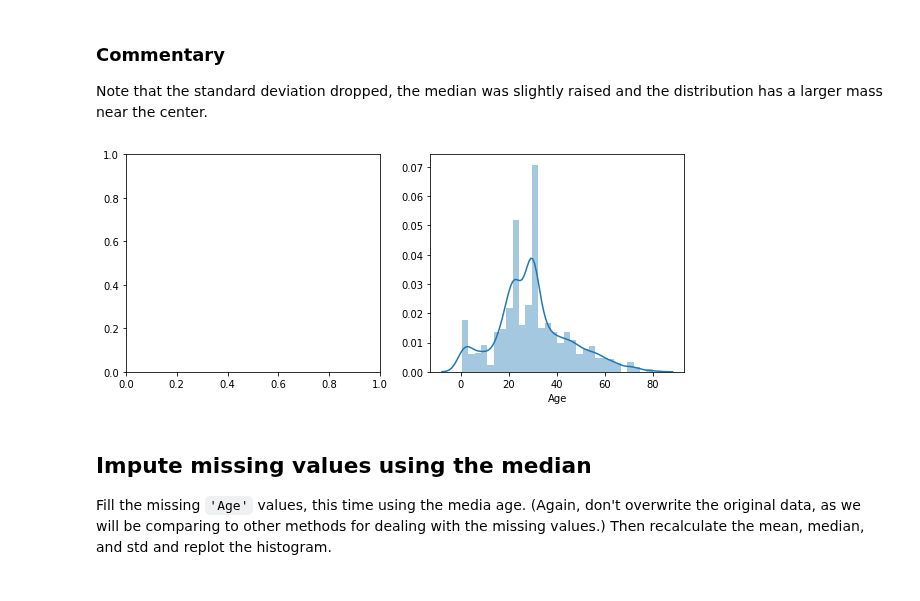
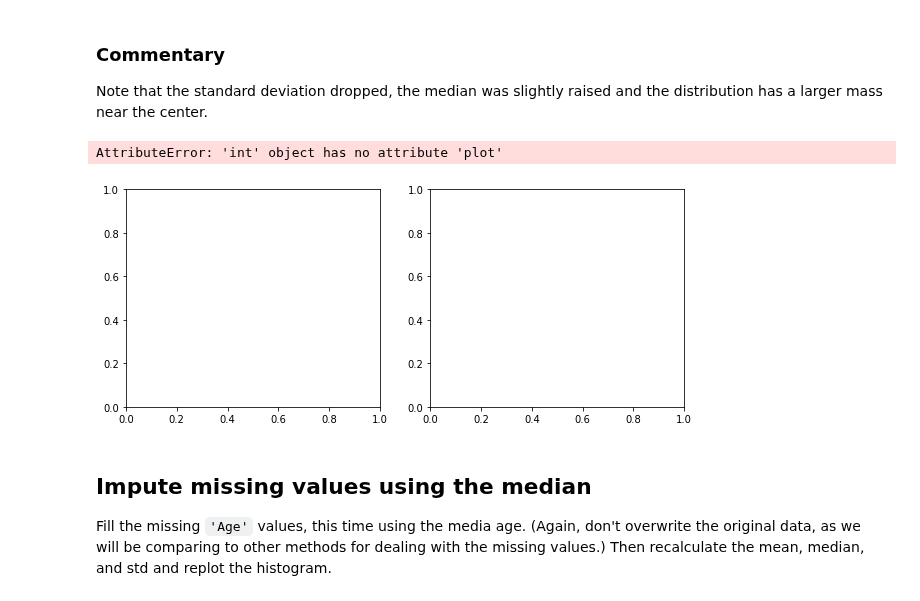
Before and after one commit to OsterMendel/dsc-more-on-missing-data-lab-nyc-ds-021720, a Jupyter notebook: index.ipynb, the cells around one changed output. Drawn from its saved outputs; the diff is of its cells as text; code cells hidden in the pictures.

```diff
--- a/index.ipynb
+++ b/index.ipynb
@@ -136,10 +136,11 @@ Note that the standard deviation dropped, the median was slightly raised and the
 # %%
 fig  = plt.figure(figsize=(10,4))
 fig.subplots(ncols=2,nrows=1)
-sns.distplot(ages);
+sns.distplot(ages,ax=11);
 plt.show()
 # %% [output]
+AttributeError: 'int' object has no attribute 'plot'
-[figure, old version]
+[figure, new version]
 # %% [markdown]
 ## Impute missing values using the median
 
```
